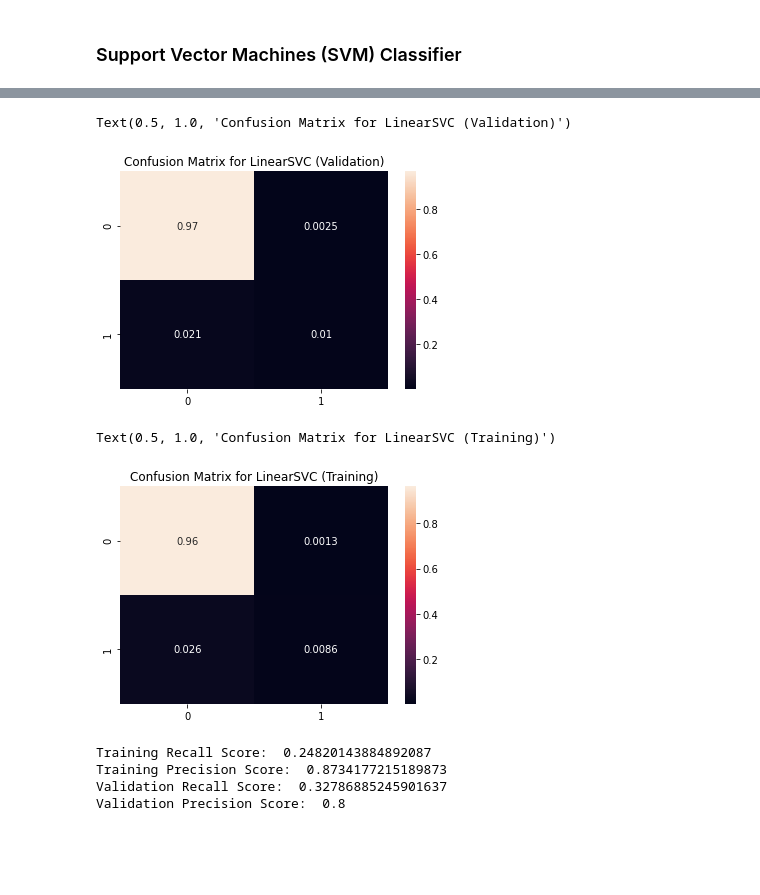
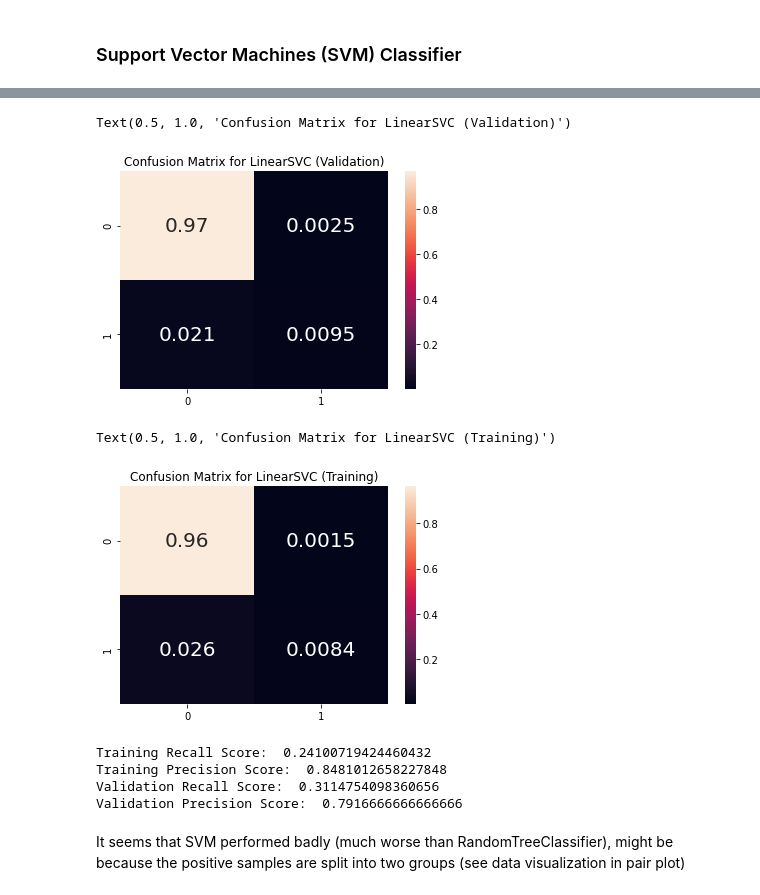
Before and after one commit to claudeonrs/predictive-maintenance, a Jupyter notebook: maintenance.ipynb, the cells around one changed output, grey strips where cells are left out. Drawn from its saved outputs; the diff is of its cells as text; code cells hidden in the pictures; blank space fills up the shorter version.

```diff
--- a/maintenance.ipynb
+++ b/maintenance.ipynb
@@ -166,7 +197,7 @@ X_train, X_valid, y_train, y_valid = train_test_split(X, y,
                                                       test_size=0.2)
 
 standard_scaler = StandardScaler()
-ordinal_encoder = OrdinalEncoder()
+ordinal_encoder = OrdinalEncoder(categories=[['L', 'M', 'H']])
 simple_imputer = SimpleImputer(strategy='median')
 poly_features = PolynomialFeatures(degree=2) # 2nd-degree polynomial
 # %% [markdown]
@@ -195,7 +226,7 @@ num_pipeline = Pipeline([
     ('simple_imputer', simple_imputer),
 
     ('poly_features', poly_features),
-    ('attribs_adder', attribs_adder),
+    #('attribs_adder', attribs_adder),
     ('std_scaler', standard_scaler)
 ])
 
@@ -314,23 +373,23 @@ Pipeline(steps=[('preprocess_pipeline',
 # %%
 from sklearn.metrics import confusion_matrix
 y_valid_pred = full_pipeline.predict(X_valid)
 
 plt.figure()
-sns.heatmap(confusion_matrix(y_valid, y_valid_pred)/y_valid.shape[0], annot=True, annot_kws={'size':10})
+sns.heatmap(confusion_matrix(y_valid, y_valid_pred)/y_valid.shape[0], annot=True, annot_kws={'size':20})
 plt.title('Confusion Matrix for LinearSVC (Validation)')
 # %% [output]
 Text(0.5, 1.0, 'Confusion Matrix for LinearSVC (Validation)')
-[figure, old version]
+[figure, new version]
 # %%
 from sklearn.model_selection import cross_val_predict
 y_train_pred = cross_val_predict(full_pipeline, X_train, y_train, cv=5)
 
 plt.figure()
-sns.heatmap(confusion_matrix(y_train, y_train_pred)/y_train.shape[0], annot=True, annot_kws={'size':10})
+sns.heatmap(confusion_matrix(y_train, y_train_pred)/y_train.shape[0], annot=True, annot_kws={'size':20})
 plt.title('Confusion Matrix for LinearSVC (Training)')
 # %% [output]
 Text(0.5, 1.0, 'Confusion Matrix for LinearSVC (Training)')
-[figure, old version]
+[figure, new version]
 # %%
 from sklearn.metrics import precision_score, recall_score
 print('Training Recall Score: ', recall_score(y_train, y_train_pred))
@@ -338,7 +397,9 @@ print('Training Precision Score: ', precision_score(y_train, y_train_pred))
 print('Validation Recall Score: ', recall_score(y_valid, y_valid_pred))
 print('Validation Precision Score: ', precision_score(y_valid, y_valid_pred))
 # %% [output]
-Training Recall Score:  0.24820143884892087
-Training Precision Score:  0.8734177215189873
-Validation Recall Score:  0.32786885245901637
-Validation Precision Score:  0.8
+Training Recall Score:  0.24100719424460432
+Training Precision Score:  0.8481012658227848
+Validation Recall Score:  0.3114754098360656
+Validation Precision Score:  0.7916666666666666
+# %% [markdown]
+It seems that SVM performed badly (much worse than RandomTreeClassifier), might be because the positive samples are split into two groups (see data visualization in pair plot)
```
Also changed, not shown: parts of 25 cells of this notebook, 5 other files.
